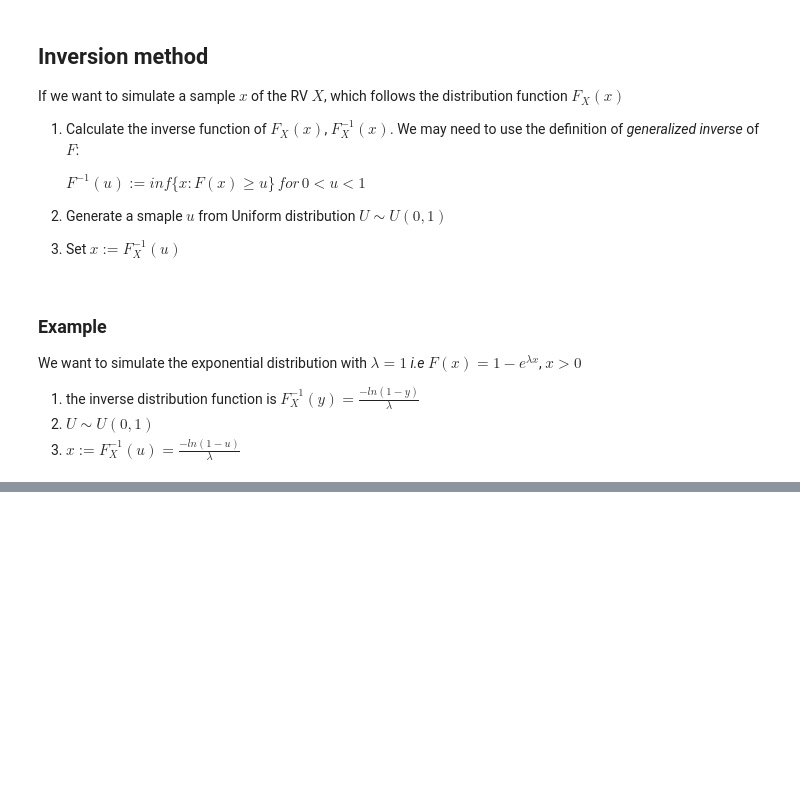
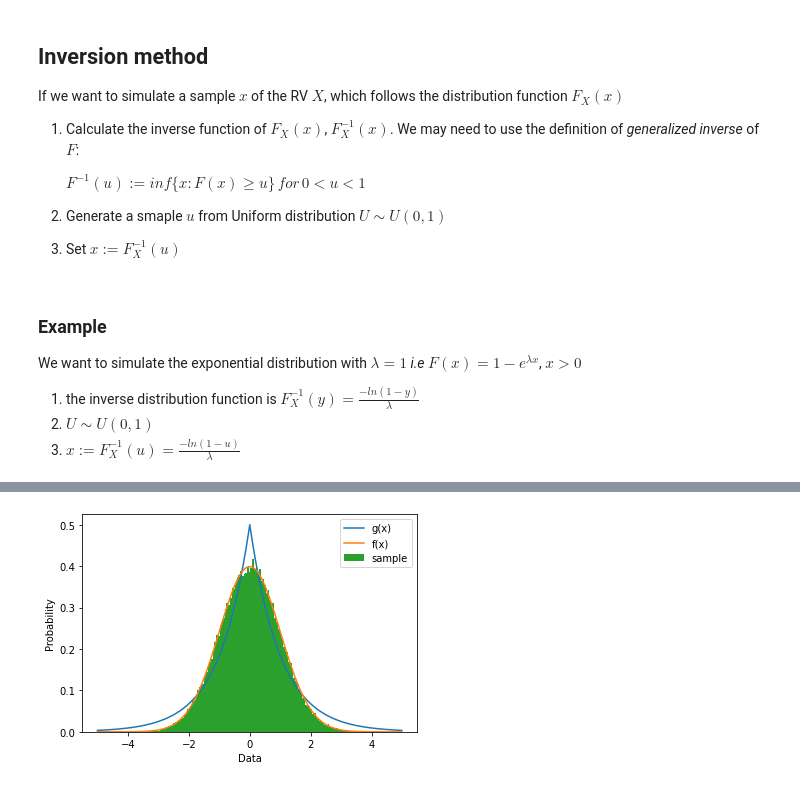
Before and after one commit to Charlesxhsk/MCinFA, a Jupyter notebook: GRS.ipynb, the cells around one changed output, grey strips where cells are left out. Drawn from its saved outputs; the diff is of its cells as text; code cells hidden in the pictures; blank space fills up the shorter version.

```diff
--- a/GRS.ipynb
+++ b/GRS.ipynb
@@ -39,0 +69,35 @@ plt.show()
+# %%
+import numpy as np
+import matplotlib.pyplot as plt
+%matplotlib inline
+
+N = 100000
+c = np.sqrt(2 * np.e / np.pi)
+t = np.arange(-5,5,0.01)
+sample = []
+
+def g(x):
+    return(np.exp(-np.abs(x)) / 2)
+def f(x):
+    return(1 / np.sqrt(2 * np.pi) * np.exp(-x**2 / 2))
+
+def Accept_Reject():
+    for i in range(N):
+        y = np.random.laplace(loc = 0,scale = 1)
+        u = np.random.uniform(0,1)
+        if u <= 1 / c * f(y) / g(y):
+            sample.append(y)
+    return(sample)
+
+s = Accept_Reject()
+
+
+plt.plot(t,g(t),label = 'g(x)')
+plt.plot(t,f(t),label = 'f(x)')
+plt.hist(s, bins = 150, density=True,label = 'sample')
+plt.ylabel('Probability')
+plt.xlabel('Data')
+plt.legend()
+plt.show()
+# %% [output]
+[figure, added]
```
Also changed, not shown: parts of 6 cells of this notebook.
